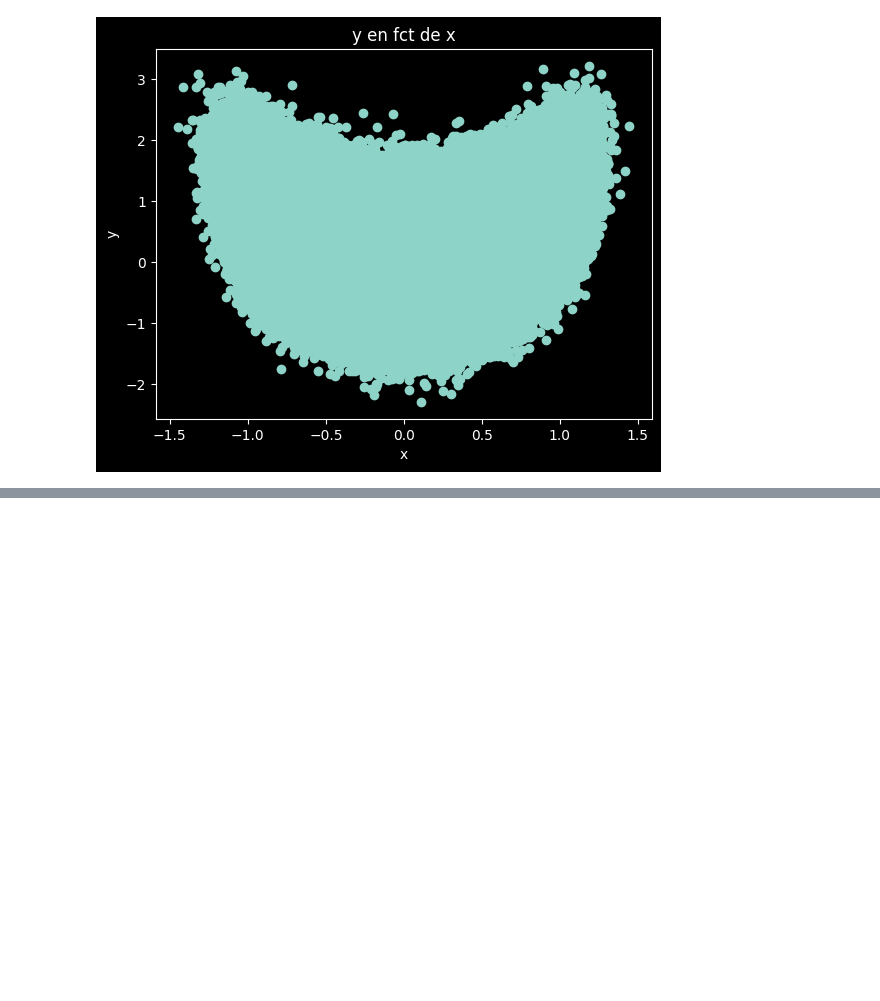
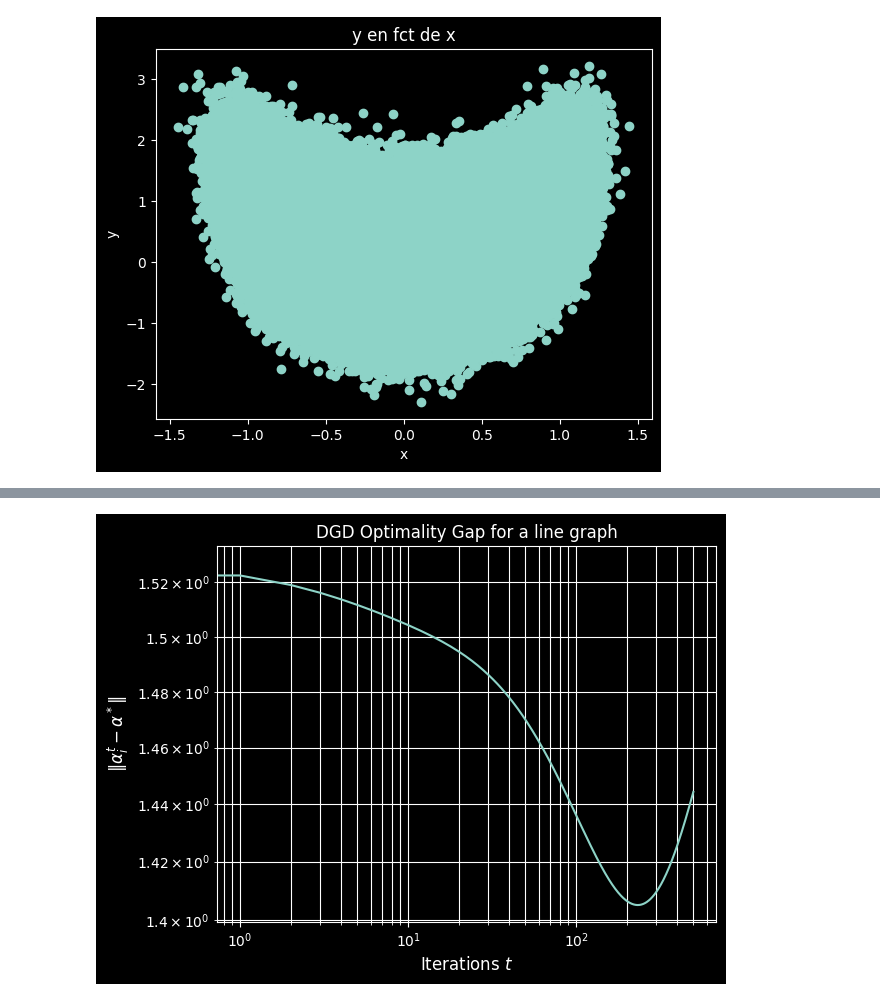
Before and after one commit to w-h02/Cooperative_opt, a Jupyter notebook: project.ipynb, the cells around one changed output, grey strips where cells are left out. Saved outputs shown, nothing was run; the diff lists cells and outputs as text; code cells hidden in the pictures; blank space fills up the shorter version.

```diff
--- a/project.ipynb
+++ b/project.ipynb
@@ -51,0 +126,12 @@ def gradient_tracking(y, W, alpha, epsilon = 1e-4, n_iter = 100):
+# %%
+plt.figure()
+plt.loglog(range(500), gaps_ring)
+plt.xlabel('Iterations $t$', fontsize=12)
+plt.ylabel(r'$\|\alpha_i^t - \alpha^*\|$', fontsize=12)
+plt.title('DGD Optimality Gap for a line graph', fontsize=12)
+plt.grid(True, which='both')
+plt.tight_layout()
+plt.savefig('DGD_gap_ring_graph.pdf')
+plt.show()
+# %% [output]
+[figure, added]
```
Also changed, not shown: parts of 10 cells of this notebook, 9 other files.
